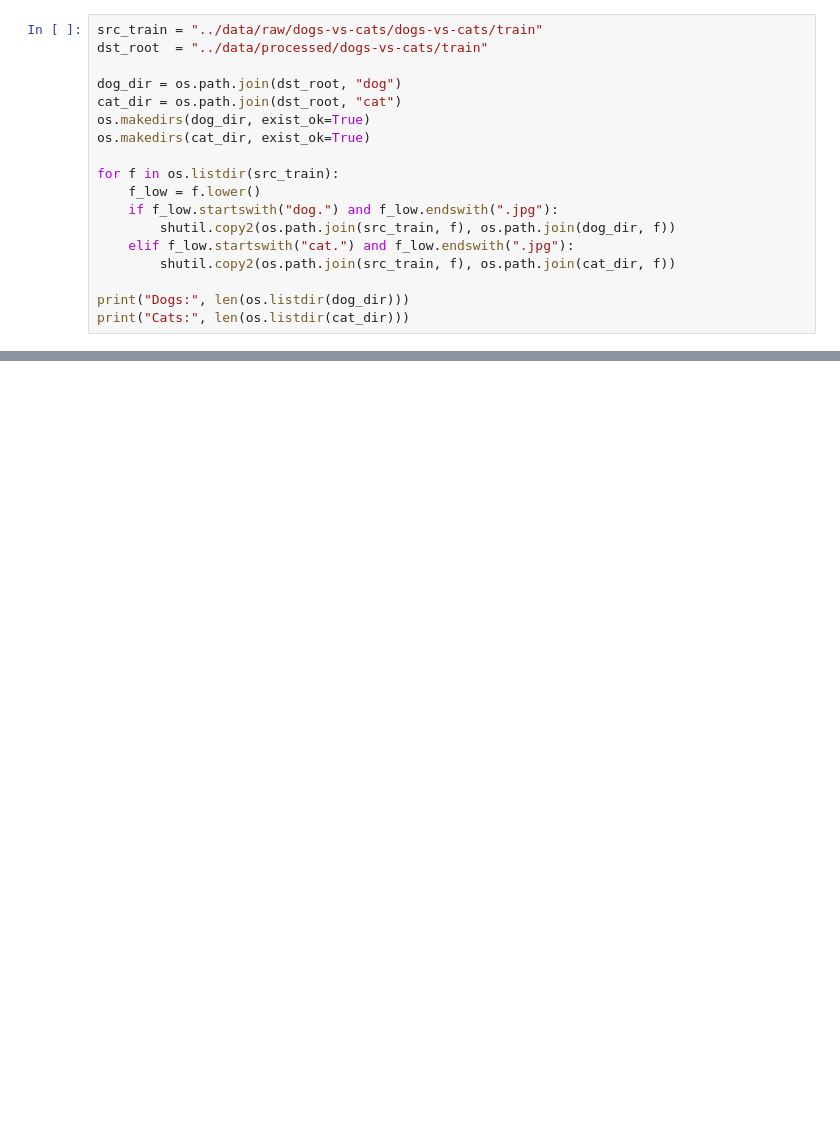
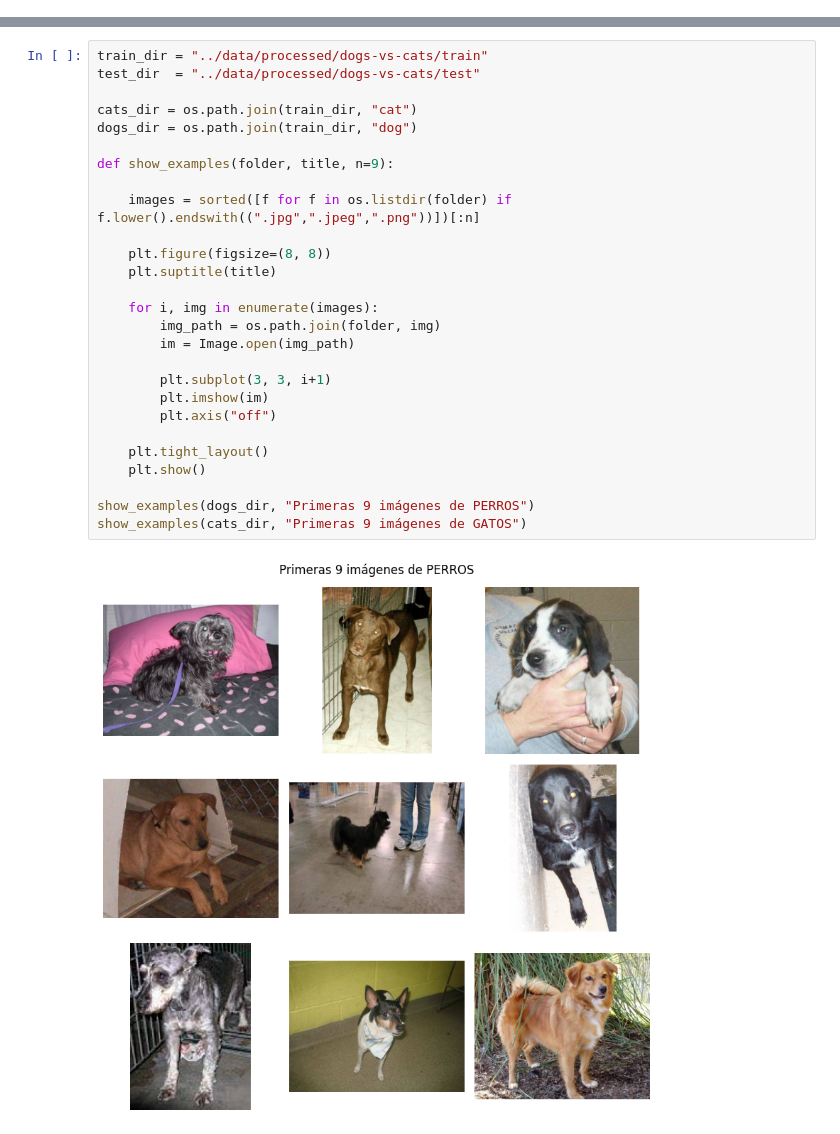
Before and after one commit to 4GeeksAcademy/AnthonnyMal-Machine-Learnig, a Jupyter notebook: src/11-image-classifier-dogs-vs-cats.ipynb, the cells around one changed output, grey strips where cells are left out. Drawn from its saved outputs; the diff is of its cells as text; blank space fills up the shorter version.

```diff
--- a/src/11-image-classifier-dogs-vs-cats.ipynb
+++ b/src/11-image-classifier-dogs-vs-cats.ipynb
@@ -74,18 +23,0 @@ plt.show()
-# %%
-src_train = "../data/raw/dogs-vs-cats/dogs-vs-cats/train"
-dst_root  = "../data/processed/dogs-vs-cats/train"
-
-dog_dir = os.path.join(dst_root, "dog")
-cat_dir = os.path.join(dst_root, "cat")
-os.makedirs(dog_dir, exist_ok=True)
-os.makedirs(cat_dir, exist_ok=True)
-
-for f in os.listdir(src_train):
-    f_low = f.lower()
-    if f_low.startswith("dog.") and f_low.endswith(".jpg"):
-        shutil.copy2(os.path.join(src_train, f), os.path.join(dog_dir, f))
-    elif f_low.startswith("cat.") and f_low.endswith(".jpg"):
-        shutil.copy2(os.path.join(src_train, f), os.path.join(cat_dir, f))
-
-print("Dogs:", len(os.listdir(dog_dir)))
-print("Cats:", len(os.listdir(cat_dir)))
@@ -94,0 +72,29 @@ Cats: 12500
+# %%
+train_dir = "../data/processed/dogs-vs-cats/train"
+test_dir  = "../data/processed/dogs-vs-cats/test"
+
+cats_dir = os.path.join(train_dir, "cat")
+dogs_dir = os.path.join(train_dir, "dog")
+
+def show_examples(folder, title, n=9):
+
+    images = sorted([f for f in os.listdir(folder) if f.lower().endswith((".jpg",".jpeg",".png"))])[:n]
+
+    plt.figure(figsize=(8, 8))
+    plt.suptitle(title)
+
+    for i, img in enumerate(images):
+        img_path = os.path.join(folder, img)
+        im = Image.open(img_path)
+
+        plt.subplot(3, 3, i+1)
+        plt.imshow(im)
+        plt.axis("off")
+
+    plt.tight_layout()
+    plt.show()
+
+show_examples(dogs_dir, "Primeras 9 imágenes de PERROS")
+show_examples(cats_dir, "Primeras 9 imágenes de GATOS")
+# %% [output]
+[figure, added]
```
Also changed, not shown: parts of 11 cells of this notebook.
